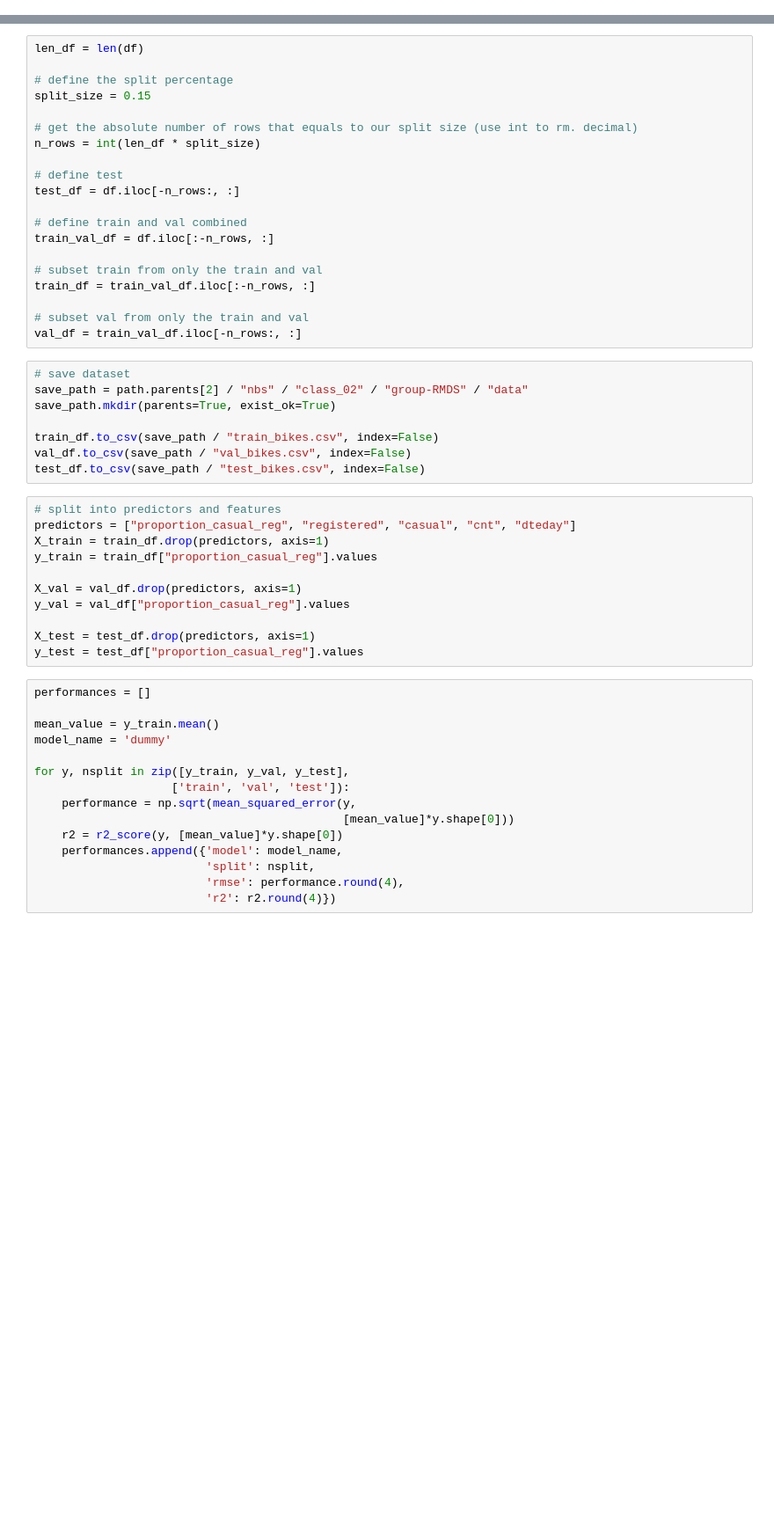
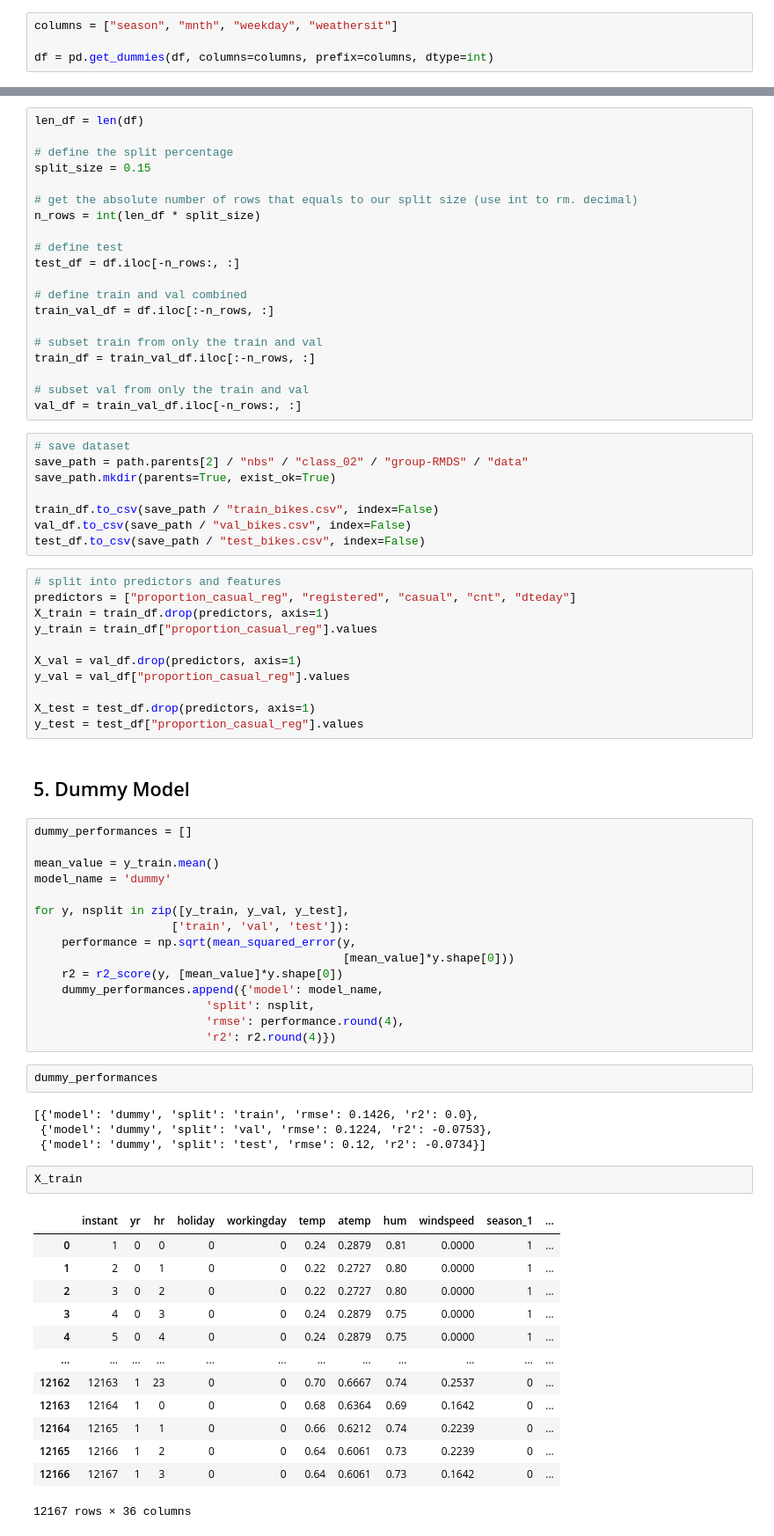
Before and after one commit to MinaAlmasi/DataSci-AU-24, a Jupyter notebook: nbs/class_02/group-RMDS/class_02.ipynb, the cells around one changed output, grey strips where cells are left out. Shown at 88% size. Saved outputs shown, nothing was run; the diff lists cells and outputs as text; blank space fills up the shorter version.

```diff
--- a/nbs/class_02/group-RMDS/class_02.ipynb
+++ b/nbs/class_02/group-RMDS/class_02.ipynb
@@ -34,3 +55,7 @@ Which evaluation metrics would be suitable? We'll chose R-squared as we are inte
+# %%
+columns = ["season", "mnth", "weekday", "weathersit"]
+
+df = pd.get_dummies(df, columns=columns, prefix=columns, dtype=int)
 # %% [markdown]
 ## 3. Splitting our data
 # %%
@@ -72,8 +97,10 @@ y_val = val_df["proportion_casual_reg"].values
 
 X_test = test_df.drop(predictors, axis=1)
 y_test = test_df["proportion_casual_reg"].values
+# %% [markdown]
+## 5. Dummy Model
 # %%
-performances = []
+dummy_performances = []
 
 mean_value = y_train.mean()
 model_name = 'dummy'
@@ -83,7 +110,29 @@ for y, nsplit in zip([y_train, y_val, y_test],
     performance = np.sqrt(mean_squared_error(y,
                                              [mean_value]*y.shape[0]))
     r2 = r2_score(y, [mean_value]*y.shape[0])
-    performances.append({'model': model_name,
+    dummy_performances.append({'model': model_name,
                          'split': nsplit,
                          'rmse': performance.round(4),
                          'r2': r2.round(4)})
+# %%
+dummy_performances
+# %% [output]
+[{'model': 'dummy', 'split': 'train', 'rmse': 0.1426, 'r2': 0.0},
+ {'model': 'dummy', 'split': 'val', 'rmse': 0.1224, 'r2': -0.0753},
+ {'model': 'dummy', 'split': 'test', 'rmse': 0.12, 'r2': -0.0734}]
+# %%
+X_train
+# %% [output]
+|  | instant | yr | hr | holiday | workingday | temp | atemp | hum | windspeed | season_1 | ... |
+| 0 | 1 | 0 | 0 | 0 | 0 | 0.24 | 0.2879 | 0.81 | 0.0000 | 1 | ... |
+| 1 | 2 | 0 | 1 | 0 | 0 | 0.22 | 0.2727 | 0.80 | 0.0000 | 1 | ... |
+| 2 | 3 | 0 | 2 | 0 | 0 | 0.22 | 0.2727 | 0.80 | 0.0000 | 1 | ... |
+| 3 | 4 | 0 | 3 | 0 | 0 | 0.24 | 0.2879 | 0.75 | 0.0000 | 1 | ... |
+| 4 | 5 | 0 | 4 | 0 | 0 | 0.24 | 0.2879 | 0.75 | 0.0000 | 1 | ... |
+| ... | ... | ... | ... | ... | ... | ... | ... | ... | ... | ... | ... |
+| 12162 | 12163 | 1 | 23 | 0 | 0 | 0.70 | 0.6667 | 0.74 | 0.2537 | 0 | ... |
+| 12163 | 12164 | 1 | 0 | 0 | 0 | 0.68 | 0.6364 | 0.69 | 0.1642 | 0 | ... |
+| 12164 | 12165 | 1 | 1 | 0 | 0 | 0.66 | 0.6212 | 0.74 | 0.2239 | 0 | ... |
+| 12165 | 12166 | 1 | 2 | 0 | 0 | 0.64 | 0.6061 | 0.73 | 0.2239 | 0 | ... |
+| 12166 | 12167 | 1 | 3 | 0 | 0 | 0.64 | 0.6061 | 0.73 | 0.1642 | 0 | ... |
+12167 rows × 36 columns
```
Also changed, not shown: parts of 21 cells of this notebook, 3 other files.
